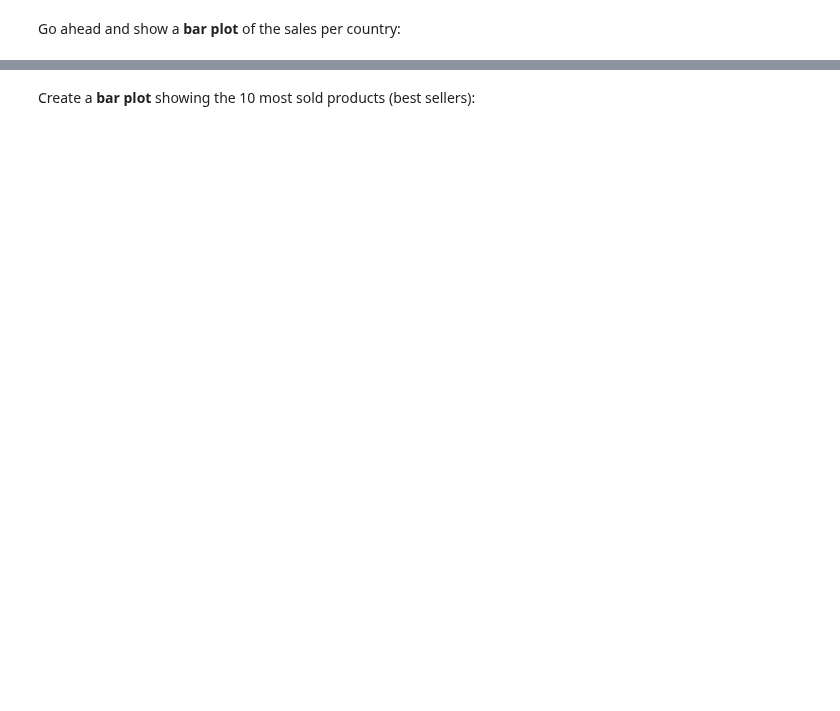
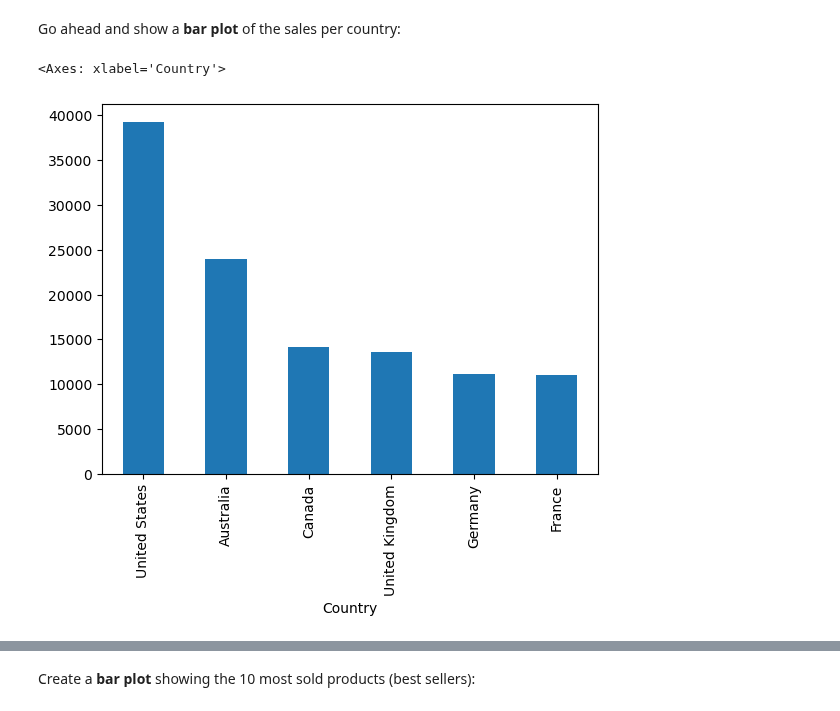
Before and after one commit to ine-rmotr-curriculum/FreeCodeCamp-Pandas-Real-Life-Example, a Jupyter notebook: Exercises_1.ipynb, the cells around one changed output, grey strips where cells are left out. Drawn from its saved outputs; the diff is of its cells as text; code cells hidden in the pictures; blank space fills up the shorter version.

```diff
--- a/Exercises_1.ipynb
+++ b/Exercises_1.ipynb
@@ -102,3 +148,8 @@ Go ahead and show a <b>bar plot</b> of the sales per country:
+# %%
+sales['Country'].value_counts().plot(kind='bar')
+# %% [output]
+<Axes: xlabel='Country'>
+[figure, added]
 # %%
 sales['Country'].value_counts().plot(kind='bar', figsize=(14,6))
 # %% [markdown]
```
Also changed, not shown: parts of 67 cells of this notebook.
